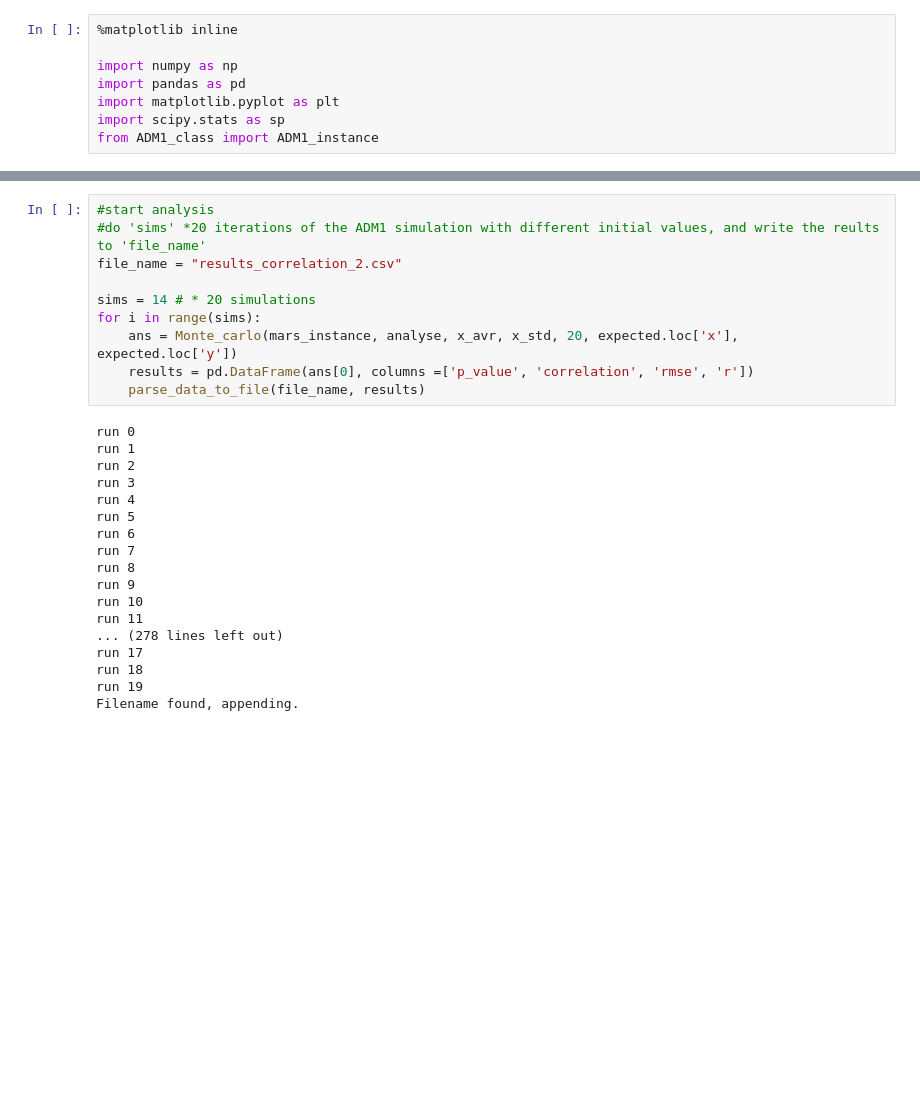
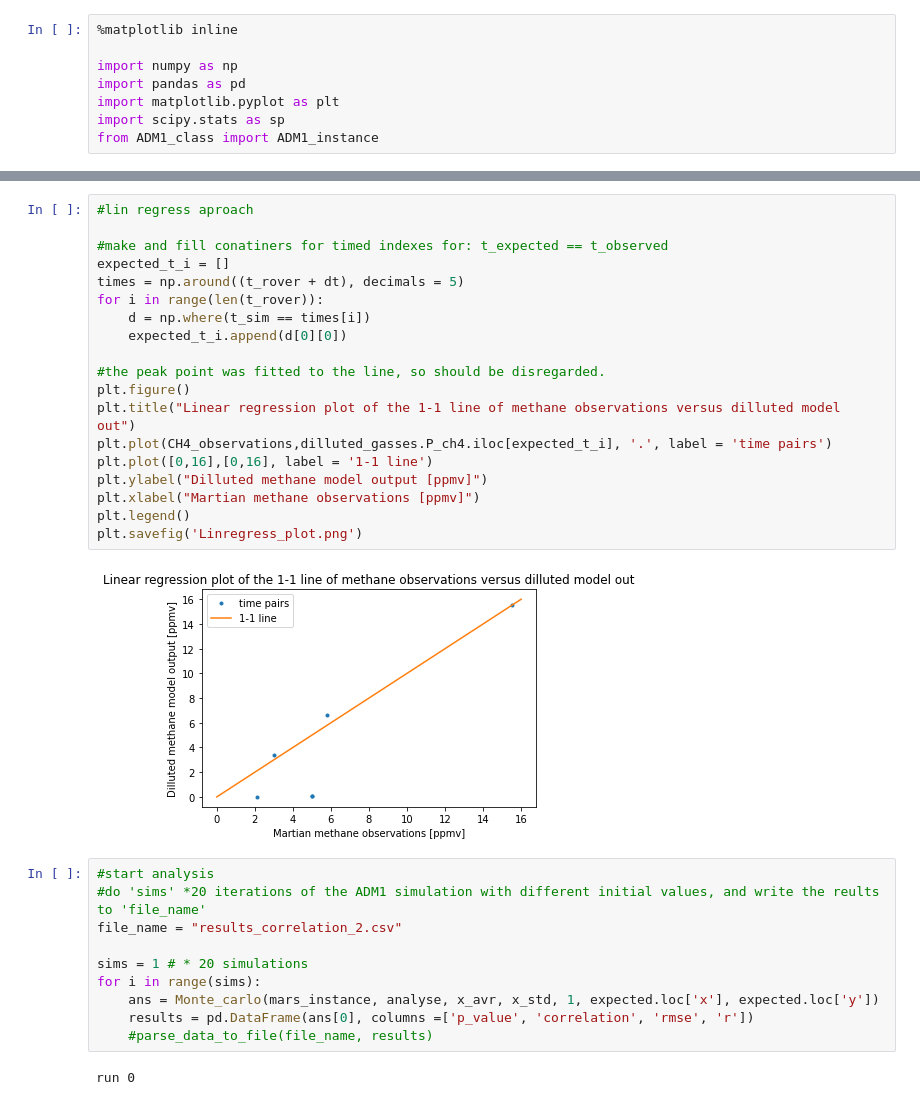
Before and after one commit to DylanDVerburg/ADM1_MRA, a Jupyter notebook: sensitivity_test.ipynb, the cells around one changed output, grey strips where cells are left out. Cells and saved outputs as stored; diff of their text form; blank space fills up the shorter version.

```diff
--- a/sensitivity_test.ipynb
+++ b/sensitivity_test.ipynb
@@ -149,30 +256,35 @@ x_std = np.array(x_avr) / 4
+# %%
+#lin regress aproach
+
+#make and fill conatiners for timed indexes for: t_expected == t_observed
+expected_t_i = []
+times = np.around((t_rover + dt), decimals = 5)
+for i in range(len(t_rover)):
+    d = np.where(t_sim == times[i])
+    expected_t_i.append(d[0][0])
+
+#the peak point was fitted to the line, so should be disregarded.
+plt.figure()
+plt.title("Linear regression plot of the 1-1 line of methane observations versus dilluted model out")
+plt.plot(CH4_observations,dilluted_gasses.P_ch4.iloc[expected_t_i], '.', label = 'time pairs')
+plt.plot([0,16],[0,16], label = '1-1 line')
+plt.ylabel("Dilluted methane model output [ppmv]")
+plt.xlabel("Martian methane observations [ppmv]")
+plt.legend()
+plt.savefig('Linregress_plot.png')
+# %% [output]
+[figure, added]
 # %%
 #start analysis
 #do 'sims' *20 iterations of the ADM1 simulation with different initial values, and write the reults to 'file_name'
 file_name = "results_correlation_2.csv"
 
-sims = 14 # * 20 simulations
+sims = 1 # * 20 simulations
 for i in range(sims):
-    ans = Monte_carlo(mars_instance, analyse, x_avr, x_std, 20, expected.loc['x'], expected.loc['y'])
+    ans = Monte_carlo(mars_instance, analyse, x_avr, x_std, 1, expected.loc['x'], expected.loc['y'])
     results = pd.DataFrame(ans[0], columns =['p_value', 'correlation', 'rmse', 'r'])
-    parse_data_to_file(file_name, results)
+    #parse_data_to_file(file_name, results)
 # %% [output]
 run 0
-run 1
-run 2
-run 3
-run 4
-run 5
-run 6
-run 7
-run 8
-run 9
-run 10
-run 11
-... (278 lines left out)
-run 17
-run 18
-run 19
-Filename found, appending.
 # %%
 data = pd.read_csv(file_name)
```
Also changed, not shown: parts of 9 cells of this notebook, 1 other file.
